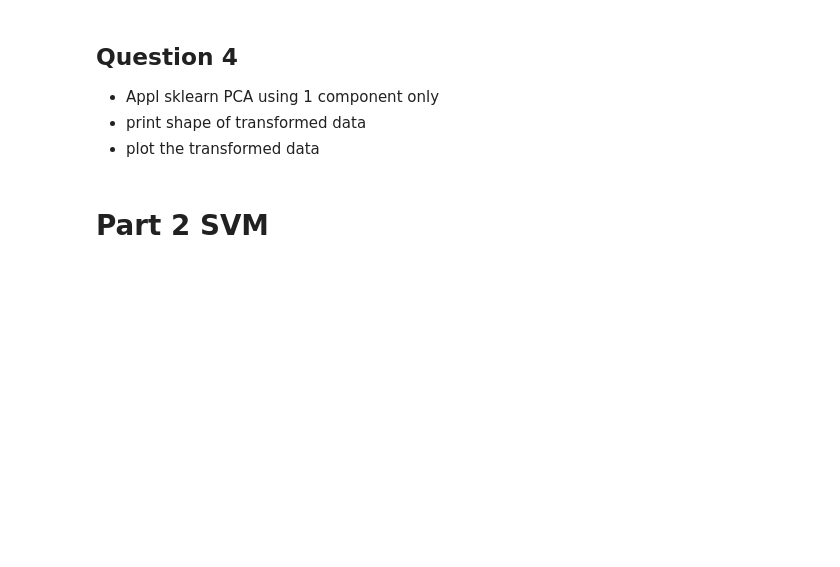
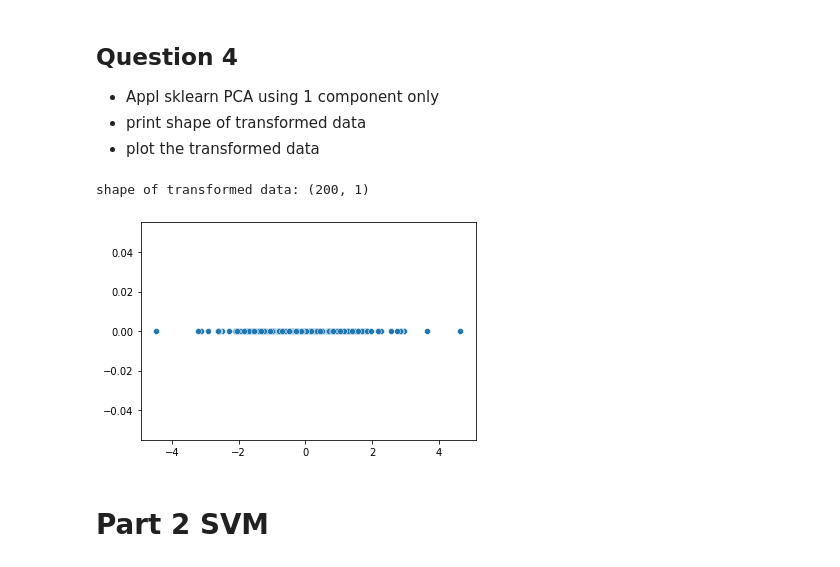
Before and after one commit to EHVB/AI-In-Medicine, a Jupyter notebook: Assignment6/Ehab Kamal - A6 PCA SVM.ipynb, the cells around one changed output. Drawn from its saved outputs; the diff is of its cells as text; code cells hidden in the pictures; blank space fills up the shorter version.

```diff
--- a/Assignment6/Ehab Kamal - A6 PCA SVM.ipynb
+++ b/Assignment6/Ehab Kamal - A6 PCA SVM.ipynb
@@ -57,3 +100,10 @@ print("Eigenvalues are: ", sorted_eigenvalues)
 # %% [markdown]
 - Apply sklearn's PCA function to the same data
 - print the pca eigenvalues
+# %%
+from sklearn.decomposition import PCA
+
+pca = PCA(n_components=2)
+pca.fit(X)
+
+print("Eigenvalues are: ", pca.explained_variance_)
@@ -62,6 +114,18 @@ print("Eigenvalues are: ", sorted_eigenvalues)
 - Appl sklearn PCA using 1 component only
 - print shape of transformed data
 - plot the transformed data
+# %%
+pca = PCA(n_components=1)
+X_transformed_sklearn = pca.fit_transform(X)
+
+print(f"shape of transformed data: {X_transformed_sklearn.shape}")
+# %% [output]
+shape of transformed data: (200, 1)
+# %%
+# plotting the transformed data
+sns.scatterplot(x=X_transformed_sklearn.flatten(), y=np.zeros(X_transformed_sklearn.shape).flatten());
+# %% [output]
+[figure, added]
 # %% [markdown]
 # Part 2 SVM
 # %% [markdown]
```
Also changed, not shown: parts of 34 cells of this notebook, 1 other file.
